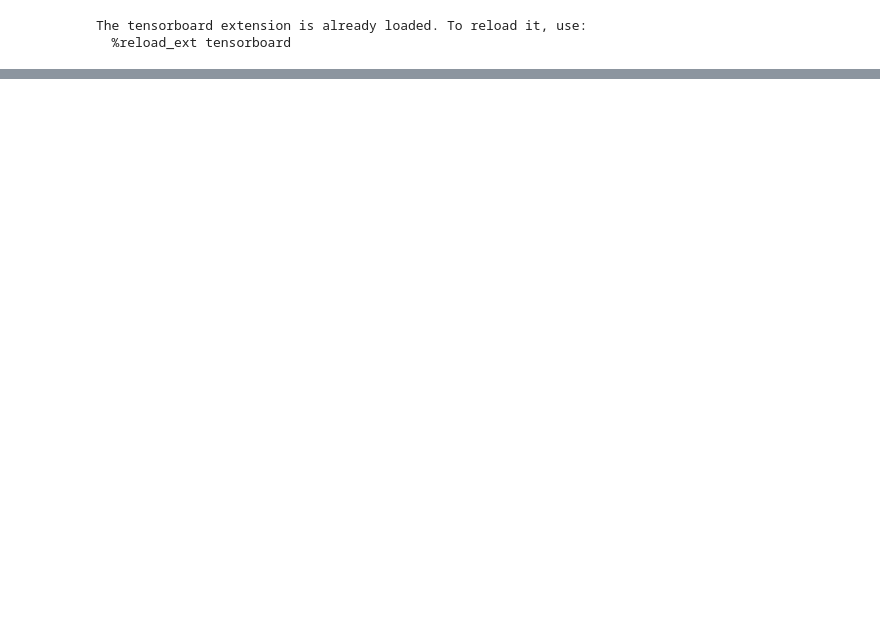
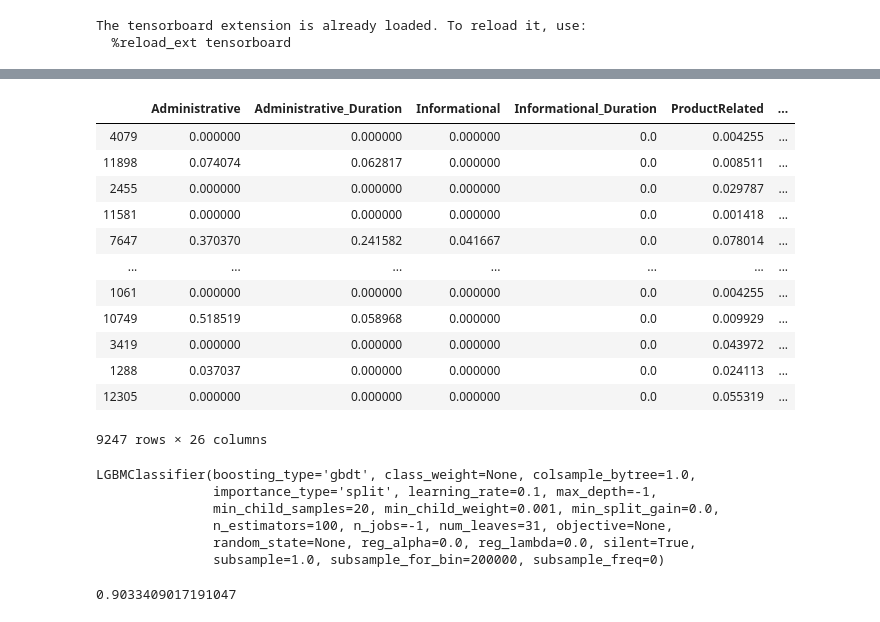
Before and after one commit to Rubix1/GA-Capstone-Project, a Jupyter notebook: Technical_Presentation_Notebook.ipynb, the cells around one changed output, grey strips where cells are left out. Saved outputs shown, nothing was run; the diff lists cells and outputs as text; code cells hidden in the pictures; blank space fills up the shorter version.

```diff
--- a/Technical_Presentation_Notebook.ipynb
+++ b/Technical_Presentation_Notebook.ipynb
@@ -366,0 +435,34 @@ predictions
+# %%
+X = df.drop('Revenue',axis=1)
+y = df.Revenue
+# %%
+X_train, X_test, y_train, y_test = train_test_split(X,y)
+# %%
+X_train
+# %% [output]
+|  | Administrative | Administrative_Duration | Informational | Informational_Duration | ProductRelated | ... |
+| 4079 | 0.000000 | 0.000000 | 0.000000 | 0.0 | 0.004255 | ... |
+| 11898 | 0.074074 | 0.062817 | 0.000000 | 0.0 | 0.008511 | ... |
+| 2455 | 0.000000 | 0.000000 | 0.000000 | 0.0 | 0.029787 | ... |
+| 11581 | 0.000000 | 0.000000 | 0.000000 | 0.0 | 0.001418 | ... |
+| 7647 | 0.370370 | 0.241582 | 0.041667 | 0.0 | 0.078014 | ... |
+| ... | ... | ... | ... | ... | ... | ... |
+| 1061 | 0.000000 | 0.000000 | 0.000000 | 0.0 | 0.004255 | ... |
+| 10749 | 0.518519 | 0.058968 | 0.000000 | 0.0 | 0.009929 | ... |
+| 3419 | 0.000000 | 0.000000 | 0.000000 | 0.0 | 0.043972 | ... |
+| 1288 | 0.037037 | 0.000000 | 0.000000 | 0.0 | 0.024113 | ... |
+| 12305 | 0.000000 | 0.000000 | 0.000000 | 0.0 | 0.055319 | ... |
+9247 rows × 26 columns
+# %%
+lgb_classifer.fit(X_train, y_train)
+# %% [output]
+LGBMClassifier(boosting_type='gbdt', class_weight=None, colsample_bytree=1.0,
+               importance_type='split', learning_rate=0.1, max_depth=-1,
+               min_child_samples=20, min_child_weight=0.001, min_split_gain=0.0,
+               n_estimators=100, n_jobs=-1, num_leaves=31, objective=None,
+               random_state=None, reg_alpha=0.0, reg_lambda=0.0, silent=True,
+               subsample=1.0, subsample_for_bin=200000, subsample_freq=0)
+# %%
+lgb_classifer.score(X_test,y_test)
+# %% [output]
+0.9033409017191047
```
Also changed, not shown: parts of 32 cells of this notebook, 1 other file.
